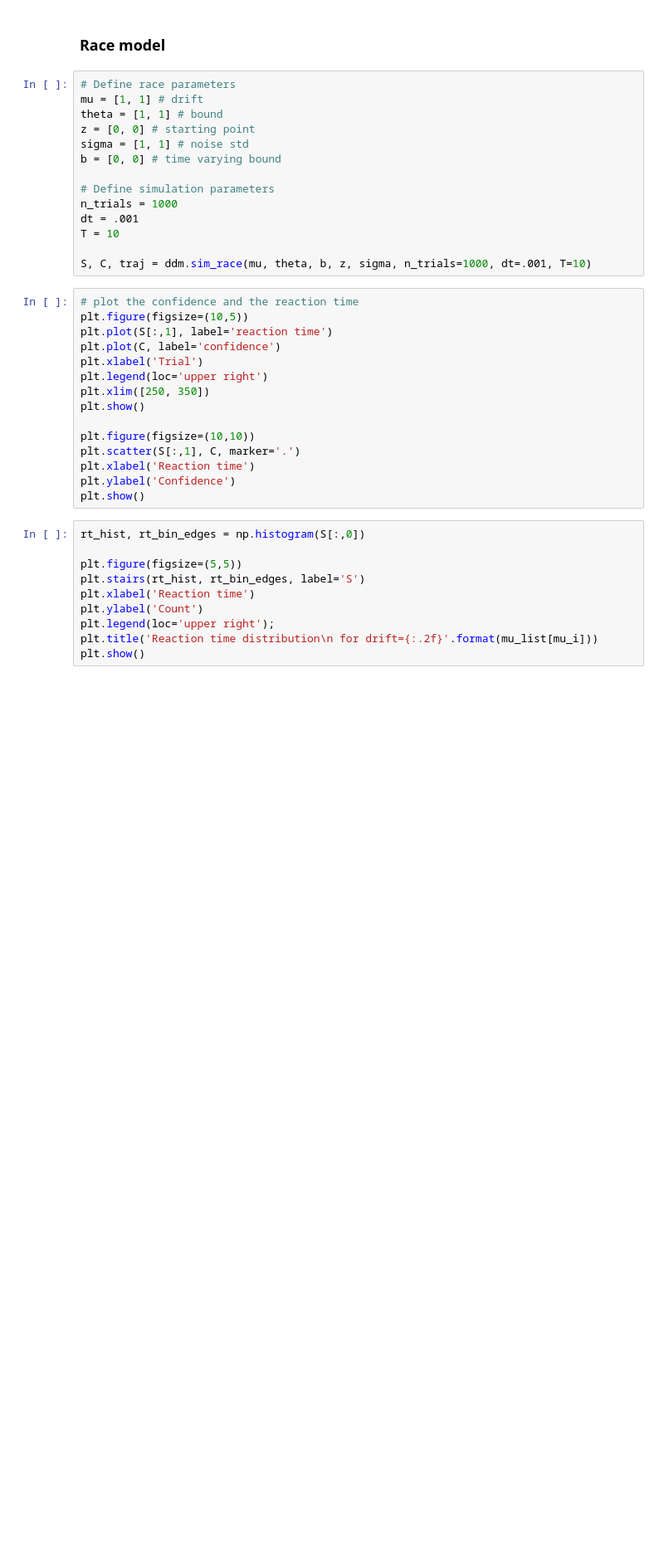
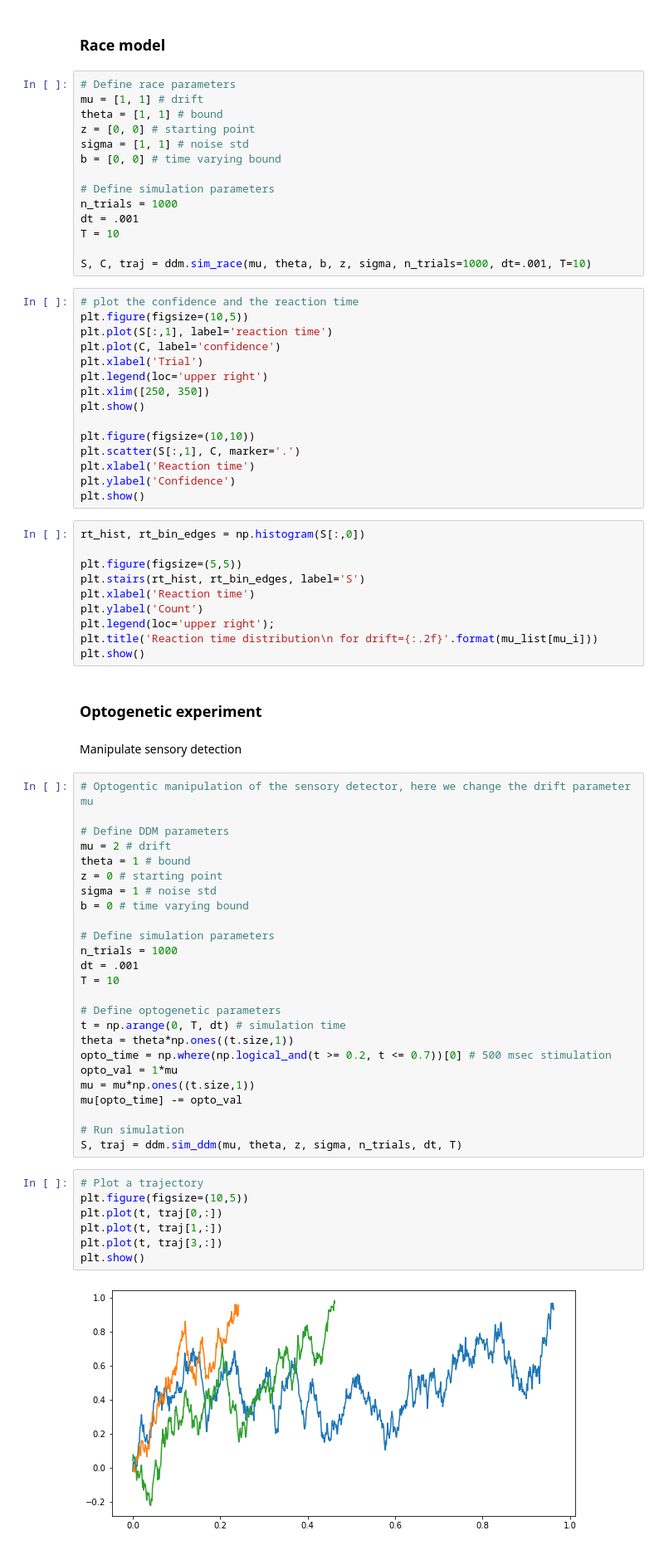
Before and after one commit to I-Pica/indp22-ddm-simulation-project, a Jupyter notebook: code/explore.ipynb, the cells around one changed output. Shown: that part at 83% size. Cells and saved outputs as stored; diff of their text form; blank space fills up the shorter version.

```diff
--- a/code/explore.ipynb
+++ b/code/explore.ipynb
@@ -124,3 +136,41 @@ plt.ylabel('Count')
 plt.legend(loc='upper right');
 plt.title('Reaction time distribution\n for drift={:.2f}'.format(mu_list[mu_i]))
 plt.show()
+# %% [markdown]
+### Optogenetic experiment
+# %% [markdown]
+Manipulate sensory detection
+# %%
+# Optogentic manipulation of the sensory detector, here we change the drift parameter mu
+
+# Define DDM parameters
+mu = 2 # drift
+theta = 1 # bound
+z = 0 # starting point
+sigma = 1 # noise std
+b = 0 # time varying bound
+
+# Define simulation parameters
+n_trials = 1000
+dt = .001
+T = 10
+
+# Define optogenetic parameters
+t = np.arange(0, T, dt) # simulation time
+theta = theta*np.ones((t.size,1))
+opto_time = np.where(np.logical_and(t >= 0.2, t <= 0.7))[0] # 500 msec stimulation
+opto_val = 1*mu
+mu = mu*np.ones((t.size,1))
+mu[opto_time] -= opto_val
+
+# Run simulation
+S, traj = ddm.sim_ddm(mu, theta, z, sigma, n_trials, dt, T)
+# %%
+# Plot a trajectory
+plt.figure(figsize=(10,5))
+plt.plot(t, traj[0,:])
+plt.plot(t, traj[1,:])
+plt.plot(t, traj[3,:])
+plt.show()
+# %% [output]
+[figure, added]
```
Also changed, not shown: parts of 12 cells of this notebook.
